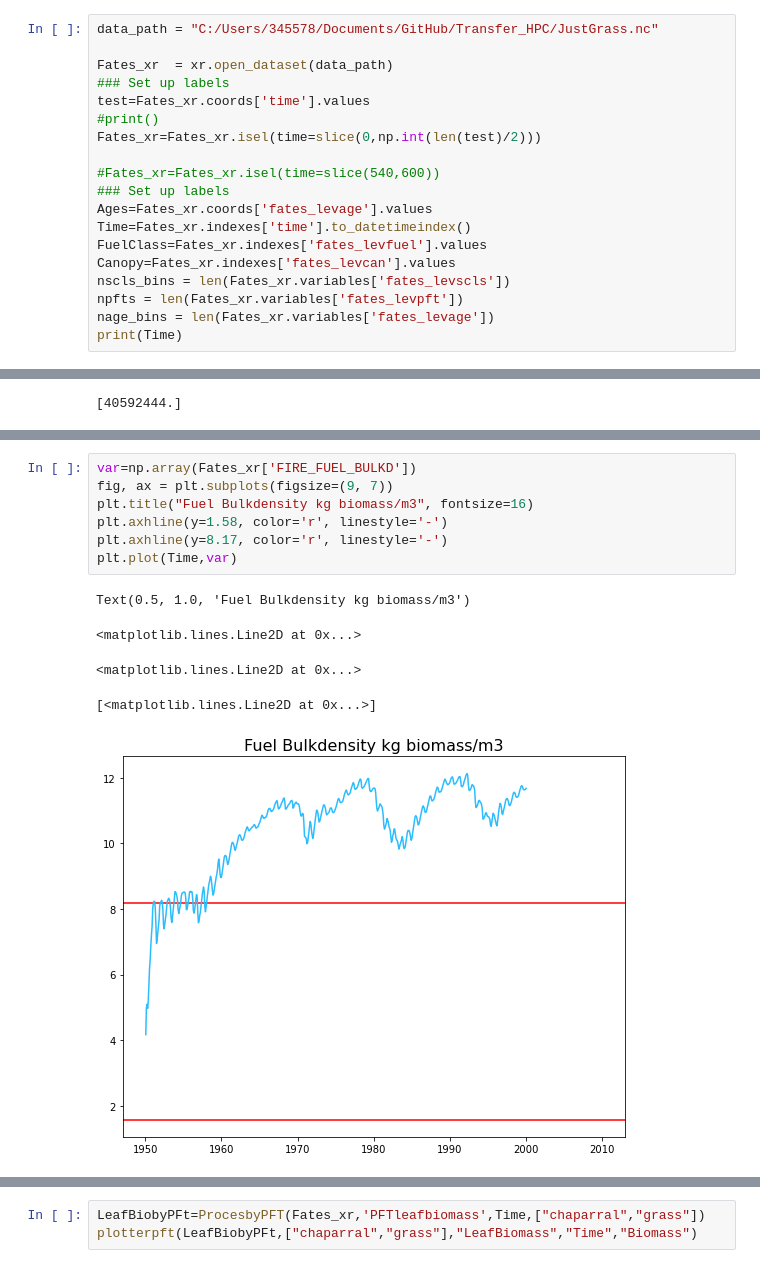
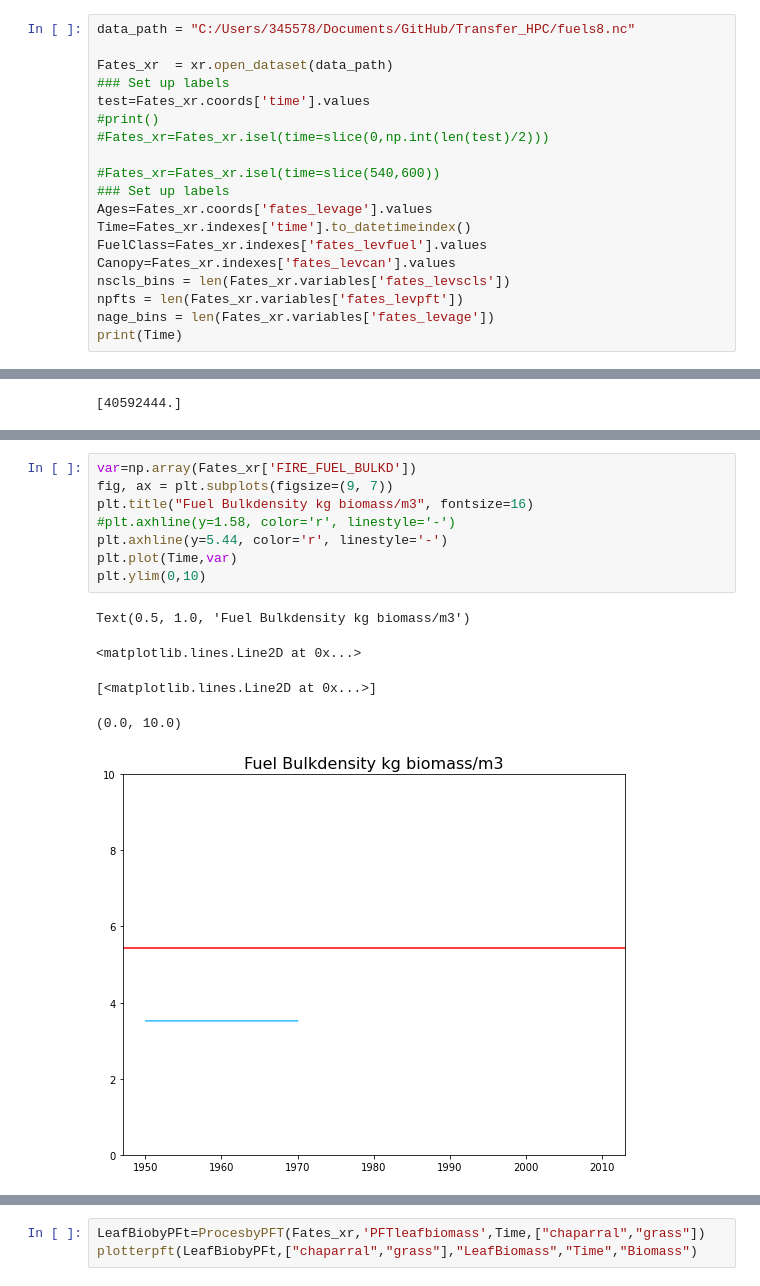
Before and after one commit to ZacharyRobbins/Transfer_HPC, a Jupyter notebook: Py_scripts/Spitfire Diag_Grass.ipynb, the cells around one changed output, grey strips where cells are left out. Drawn from its saved outputs; the diff is of its cells as text.

```diff
--- a/Py_scripts/Spitfire Diag_Grass.ipynb
+++ b/Py_scripts/Spitfire Diag_Grass.ipynb
@@ -99,13 +99,13 @@ def plotterpft(data,PFT,titlelabel,xlabel,ylabel):
     ax.set_ylabel(ylabel, labelpad=15, fontsize=20, color="#333533");
     plt.legend(bbox_to_anchor=(1.04,1),prop={'size': 20})
 # %%
-data_path = "C:/Users/345578/Documents/GitHub/Transfer_HPC/JustGrass.nc"
+data_path = "C:/Users/345578/Documents/GitHub/Transfer_HPC/fuels8.nc"
 
 Fates_xr  = xr.open_dataset(data_path)
 ### Set up labels
 test=Fates_xr.coords['time'].values
 #print()
-Fates_xr=Fates_xr.isel(time=slice(0,np.int(len(test)/2)))
+#Fates_xr=Fates_xr.isel(time=slice(0,np.int(len(test)/2)))
 
 #Fates_xr=Fates_xr.isel(time=slice(540,600))
 ### Set up labels
@@ -359,16 +365,17 @@ Text(0.5, 1.0, 'Fire intensity (kJ/m/s)')
 # %%
 var=np.array(Fates_xr['FIRE_FUEL_BULKD'])
 fig, ax = plt.subplots(figsize=(9, 7))
 plt.title("Fuel Bulkdensity kg biomass/m3", fontsize=16)
-plt.axhline(y=1.58, color='r', linestyle='-')
-plt.axhline(y=8.17, color='r', linestyle='-')
+#plt.axhline(y=1.58, color='r', linestyle='-')
+plt.axhline(y=5.44, color='r', linestyle='-')
 plt.plot(Time,var)
+plt.ylim(0,10)
 # %% [output]
 Text(0.5, 1.0, 'Fuel Bulkdensity kg biomass/m3')
 <matplotlib.lines.Line2D at 0x...>
-<matplotlib.lines.Line2D at 0x...>
+[<matplotlib.lines.Line2D at 0x...>]
-[<matplotlib.lines.Line2D at 0x...>]
+(0.0, 10.0)
-[figure, old version]
+[figure, new version]
 # %%
 var=np.array(Fates_xr[ 'FIRE_FUEL_SAV'])
 fig, ax = plt.subplots(figsize=(9, 7))
```
Also changed, not shown: parts of 17 cells of this notebook, 12 other files.
